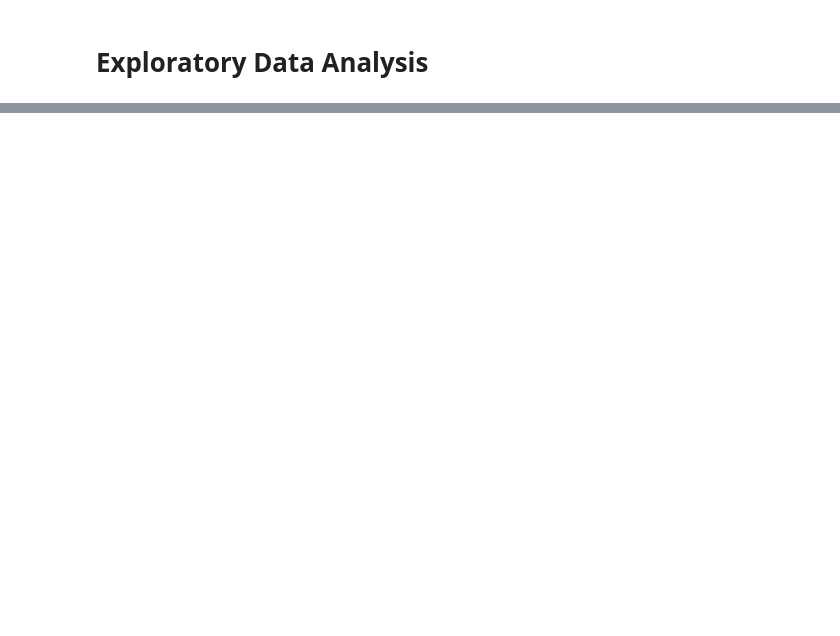
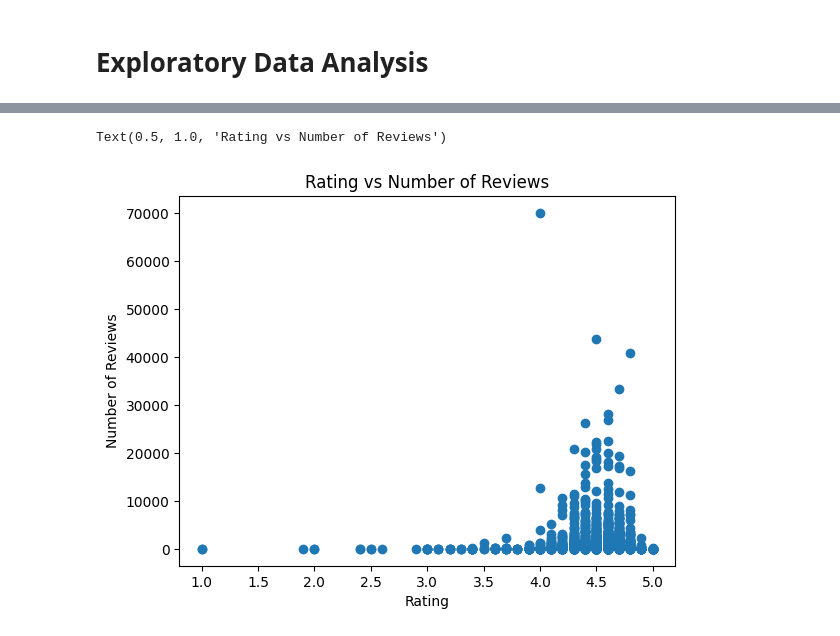
Before and after one commit to JS-Tharun/Intelligent-Book-Recommendations-System, a Jupyter notebook: notebooks/notebook.ipynb, the cells around one changed output, grey strips where cells are left out. Cells and saved outputs as stored; diff of their text form; code cells hidden in the pictures; blank space fills up the shorter version.

```diff
--- a/notebooks/notebook.ipynb
+++ b/notebooks/notebook.ipynb
@@ -548,0 +578,8 @@ genre_ranks_df
+# %%
+plt.scatter(book_df['Rating'], book_df['Number_of_Reviews'])
+plt.xlabel("Rating")
+plt.ylabel("Number of Reviews")
+plt.title('Rating vs Number of Reviews')
+# %% [output]
+Text(0.5, 1.0, 'Rating vs Number of Reviews')
+[figure, added]
```
Also changed, not shown: parts of 13 cells of this notebook.
